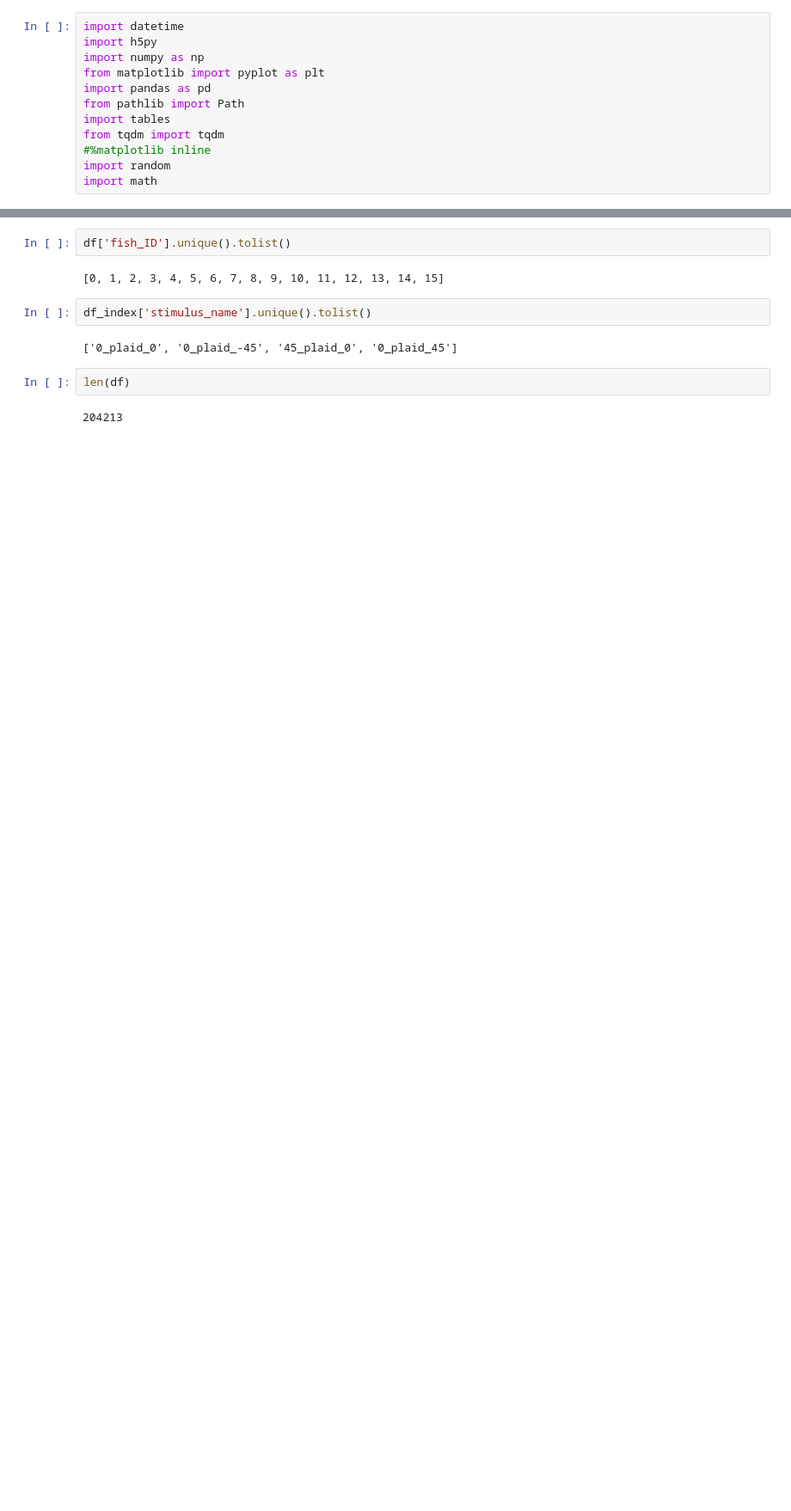
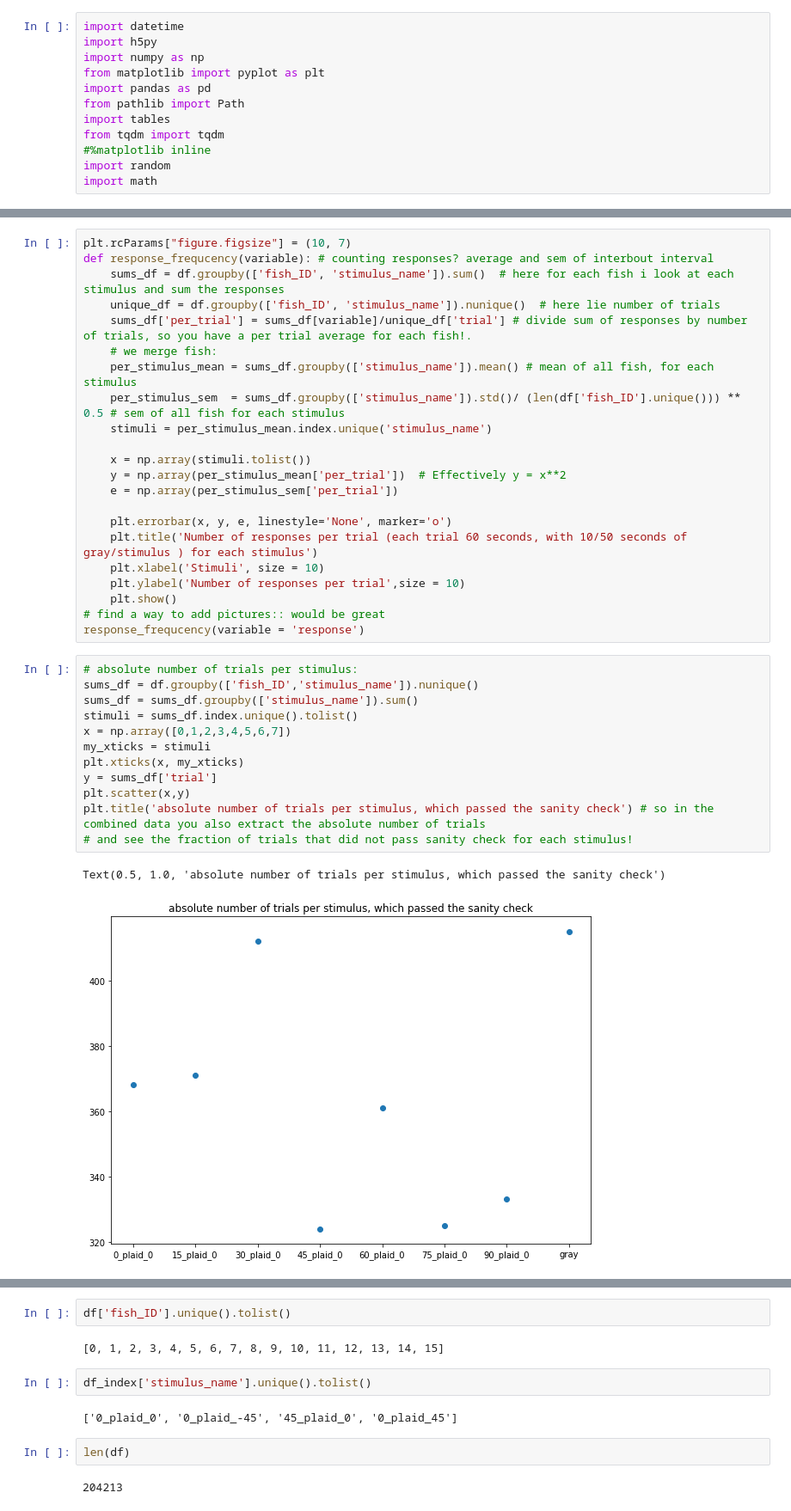
Before and after one commit to Flutura00/Master_thesis_1, a Jupyter notebook: nice plot oif comparisons.ipynb, the cells around one changed output, grey strips where cells are left out. Shown at 86% size. Cells and saved outputs as stored; diff of their text form; blank space fills up the shorter version.

```diff
--- a/nice plot oif comparisons.ipynb
+++ b/nice plot oif comparisons.ipynb
@@ -19,0 +164,37 @@ df_index = df.reset_index()
+# %%
+plt.rcParams["figure.figsize"] = (10, 7)
+def response_frequcency(variable): # counting responses? average and sem of interbout interval
+    sums_df = df.groupby(['fish_ID', 'stimulus_name']).sum()  # here for each fish i look at each stimulus and sum the responses
+    unique_df = df.groupby(['fish_ID', 'stimulus_name']).nunique()  # here lie number of trials
+    sums_df['per_trial'] = sums_df[variable]/unique_df['trial'] # divide sum of responses by number of trials, so you have a per trial average for each fish!.
+    # we merge fish:
+    per_stimulus_mean = sums_df.groupby(['stimulus_name']).mean() # mean of all fish, for each stimulus
+    per_stimulus_sem  = sums_df.groupby(['stimulus_name']).std()/ (len(df['fish_ID'].unique())) ** 0.5 # sem of all fish for each stimulus
+    stimuli = per_stimulus_mean.index.unique('stimulus_name')
+
+    x = np.array(stimuli.tolist())
+    y = np.array(per_stimulus_mean['per_trial'])  # Effectively y = x**2
+    e = np.array(per_stimulus_sem['per_trial'])
+
+    plt.errorbar(x, y, e, linestyle='None', marker='o')
+    plt.title('Number of responses per trial (each trial 60 seconds, with 10/50 seconds of gray/stimulus ) for each stimulus')
+    plt.xlabel('Stimuli', size = 10)
+    plt.ylabel('Number of responses per trial',size = 10)
+    plt.show()
+# find a way to add pictures:: would be great
+response_frequcency(variable = 'response')
+# %%
+# absolute number of trials per stimulus:
+sums_df = df.groupby(['fish_ID','stimulus_name']).nunique()
+sums_df = sums_df.groupby(['stimulus_name']).sum()
+stimuli = sums_df.index.unique().tolist()
+x = np.array([0,1,2,3,4,5,6,7])
+my_xticks = stimuli
+plt.xticks(x, my_xticks)
+y = sums_df['trial']
+plt.scatter(x,y)
+plt.title('absolute number of trials per stimulus, which passed the sanity check') # so in the combined data you also extract the absolute number of trials
+# and see the fraction of trials that did not pass sanity check for each stimulus!
+# %% [output]
+Text(0.5, 1.0, 'absolute number of trials per stimulus, which passed the sanity check')
+[figure, added]
```
Also changed, not shown: parts of 14 cells of this notebook, 13 other files.
